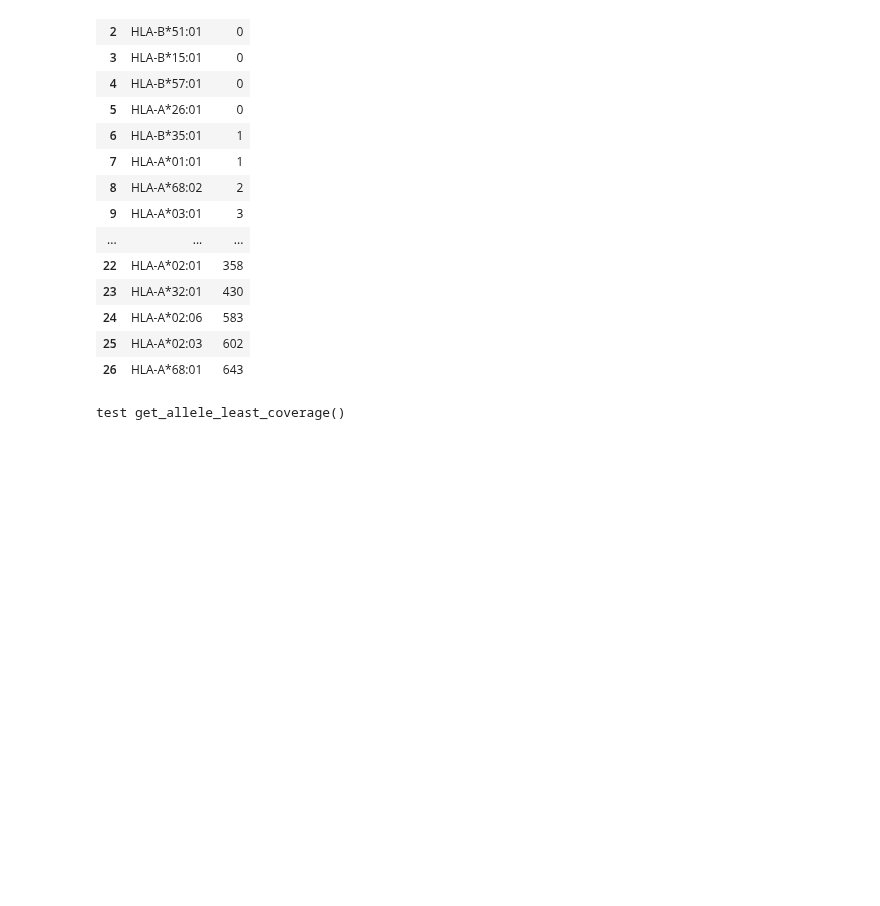
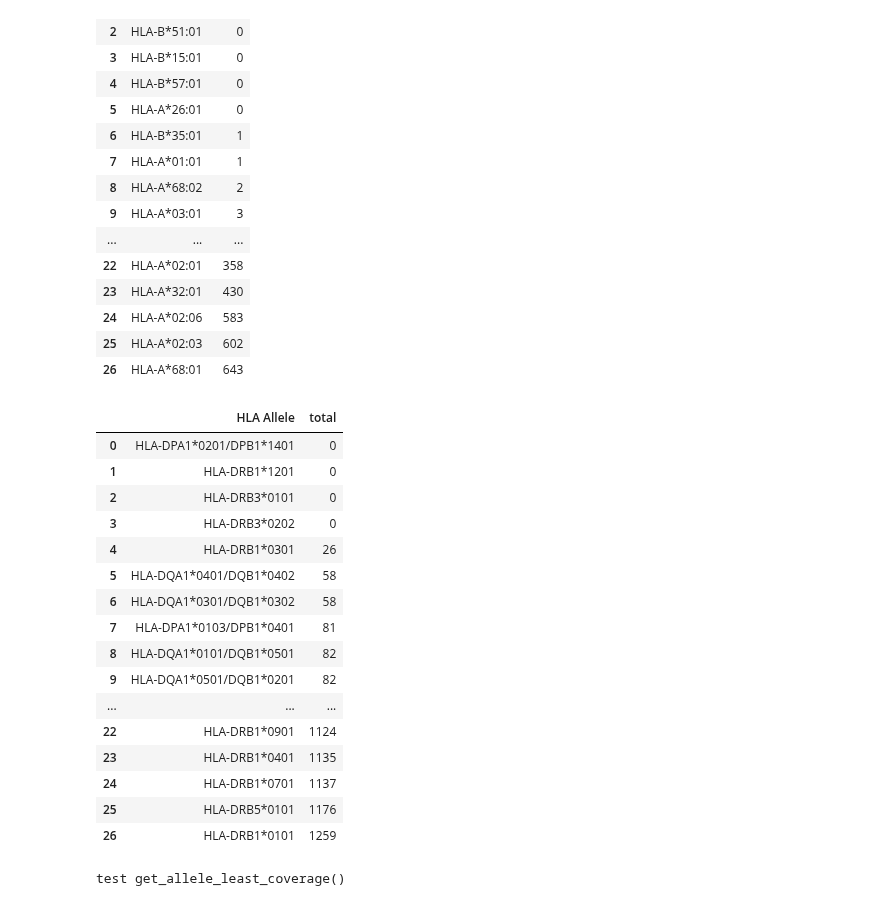
Before and after one commit to ryanquinnnelson/CMU-02718-HW5, a Jupyter notebook: 02_518_02_718_HW_5_ryann.ipynb, the cells around one changed output. Saved outputs shown, nothing was run; the diff lists cells and outputs as text; code cells hidden in the pictures; blank space fills up the shorter version.

Commit message:
Checked mhc 2 results

```diff
--- a/02_518_02_718_HW_5_ryann.ipynb
+++ b/02_518_02_718_HW_5_ryann.ipynb
@@ -1167,6 +1167,29 @@ a.rename(columns={'index':'HLA Allele'})
 | 24 | HLA-A*02:06 | 583 |
 | 25 | HLA-A*02:03 | 602 |
 | 26 | HLA-A*68:01 | 643 |
+# %%
+# check coverage of alleles mhc 2
+df_coverage_mhc2 = get_peptide_coverage_df(results_mhc2,6.0,class_ii_list)
+a = pd.DataFrame(df_coverage_mhc2.drop(['peptide','start','end','count'],axis=1).sum(axis=0).sort_values(),columns=['total']).reset_index()
+a.rename(columns={'index':'HLA Allele'})
+# %% [output]
+|  | HLA Allele | total |
+| 0 | HLA-DPA1*0201/DPB1*1401 | 0 |
+| 1 | HLA-DRB1*1201 | 0 |
+| 2 | HLA-DRB3*0101 | 0 |
+| 3 | HLA-DRB3*0202 | 0 |
+| 4 | HLA-DRB1*0301 | 26 |
+| 5 | HLA-DQA1*0401/DQB1*0402 | 58 |
+| 6 | HLA-DQA1*0301/DQB1*0302 | 58 |
+| 7 | HLA-DPA1*0103/DPB1*0401 | 81 |
+| 8 | HLA-DQA1*0101/DQB1*0501 | 82 |
+| 9 | HLA-DQA1*0501/DQB1*0201 | 82 |
+| ... | ... | ... |
+| 22 | HLA-DRB1*0901 | 1124 |
+| 23 | HLA-DRB1*0401 | 1135 |
+| 24 | HLA-DRB1*0701 | 1137 |
+| 25 | HLA-DRB5*0101 | 1176 |
+| 26 | HLA-DRB1*0101 | 1259 |
 # %%
 def get_allele_least_coverage(df_coverage,uncovered):
     '''
```
Also changed, not shown: parts of 4 cells of this notebook.
